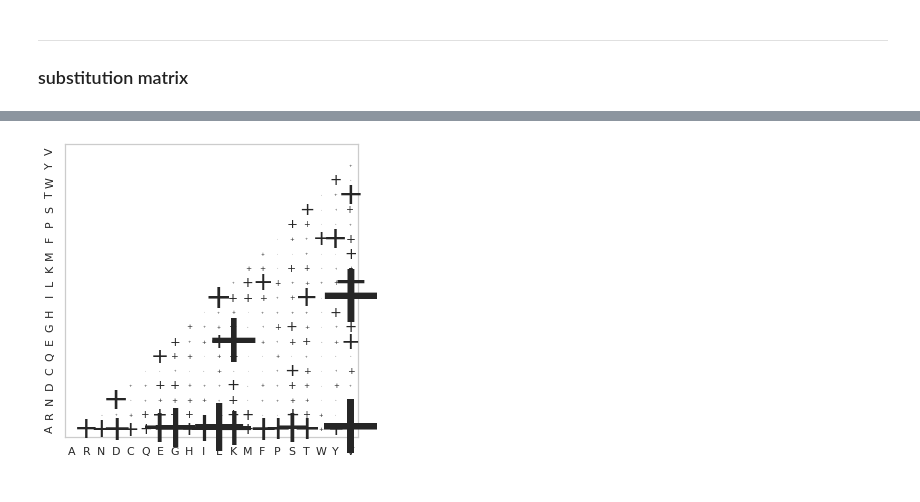
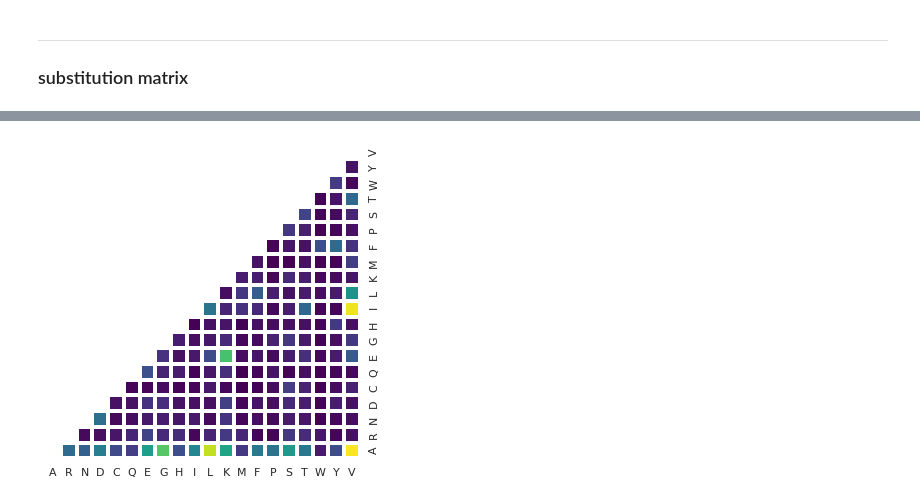
Before and after one commit to lkndl/mapra, a Jupyter notebook: mapra/first_steps.ipynb, the cells around one changed output, grey strips where cells are left out. Cells and saved outputs as stored; diff of their text form; code cells hidden in the pictures.

```diff
--- a/mapra/first_steps.ipynb
+++ b/mapra/first_steps.ipynb
@@ -81,11 +82,16 @@ regex
 re.compile(r'(?P<db>(?:sp|tr))\|(?P<accession>.+?)\|(?P<name>\S+?) (?P<full_name>.+?) OS=(?P<organism>.+?) OX=(?P<taxon_id>.+?) (GN=(?P<gene>.+?) )?PE=(?P<evidence_level>.+?) SV=(?P<version>.+?)$',
 re.UNICODE)
 # %%
+i = 0
 for fasta in wd.rglob('*.fasta'):
+    if i == 0:
+        i = 1
+        continue
     for record in SeqIO.parse(fasta, 'fasta'):
         break
     break
 
 print(record.description)
 m = regex.match(record.description)
+print(m)
 # %% [output]
@@ -782,0 +517,11 @@ fig.savefig('temp_stripplot.png', dpi=300)
+# %%
+importlib.reload(prep)
+
+# the directory to search
+wd = Path('.').resolve().parent
+print(wd)
+(wd / 'plots').mkdir(parents=True, exist_ok=True)
+
+data = prep.dataset(wd)
+df = data.dataframe
+df
@@ -821,28 +566,32 @@ S461) ['S461)'] ')' is not in list
 # %%
-sns.set_theme(style="whitegrid")
+sns.set_theme(style='white')
 f, ax = plt.subplots(figsize=(5,5))
 
 mask = np.zeros_like(matrix)
 mask[np.triu_indices_from(mask)] = True
 
-g = sns.heatmap(matrix, mask=np.flipud(mask), square=True,
-                alpha=0,
-                linewidths=.5, linecolor='black',
+g = sns.heatmap(matrix, mask=np.fliplr(mask), square=True,
+                alpha=1, cmap='viridis',
+                linewidths=3, #linecolor='gray',
                 xticklabels=amino_acids,
                 yticklabels=amino_acids[::-1],
                 cbar=False,
                )
 
-for edge, spine in ax.spines.items():
-    spine.set_visible(True)
+g.yaxis.tick_right()
+#g.yaxis.set_label_position('right')
+g.tick_params(right=False)
 
-m = pd.DataFrame(matrix)
-for i, c in enumerate(m.columns):
-    for j, v in enumerate(m[c]):
-        if i + j < 20:
-            continue
-        ax.text(i + 0.5, j + 0.5, '+', size=v/10, ha='center', va='center')
+# for edge, spine in ax.spines.items():
+#     spine.set_visible(True)
+
+# m = pd.DataFrame(matrix)
+# for i, c in enumerate(m.columns):
+#     for j, v in enumerate(m[c]):
+#         if i + j < 20:
+#             continue
+#         ax.text(i + 0.5, j + 0.5, '+', size=v/20, ha='center', va='center')
 f.tight_layout()
 f.savefig('mut_freq.png', dpi=300)
 # %% [output]
-[figure, old version]
+[figure, new version]
```
Also changed, not shown: parts of 40 cells of this notebook, 4 other files.
